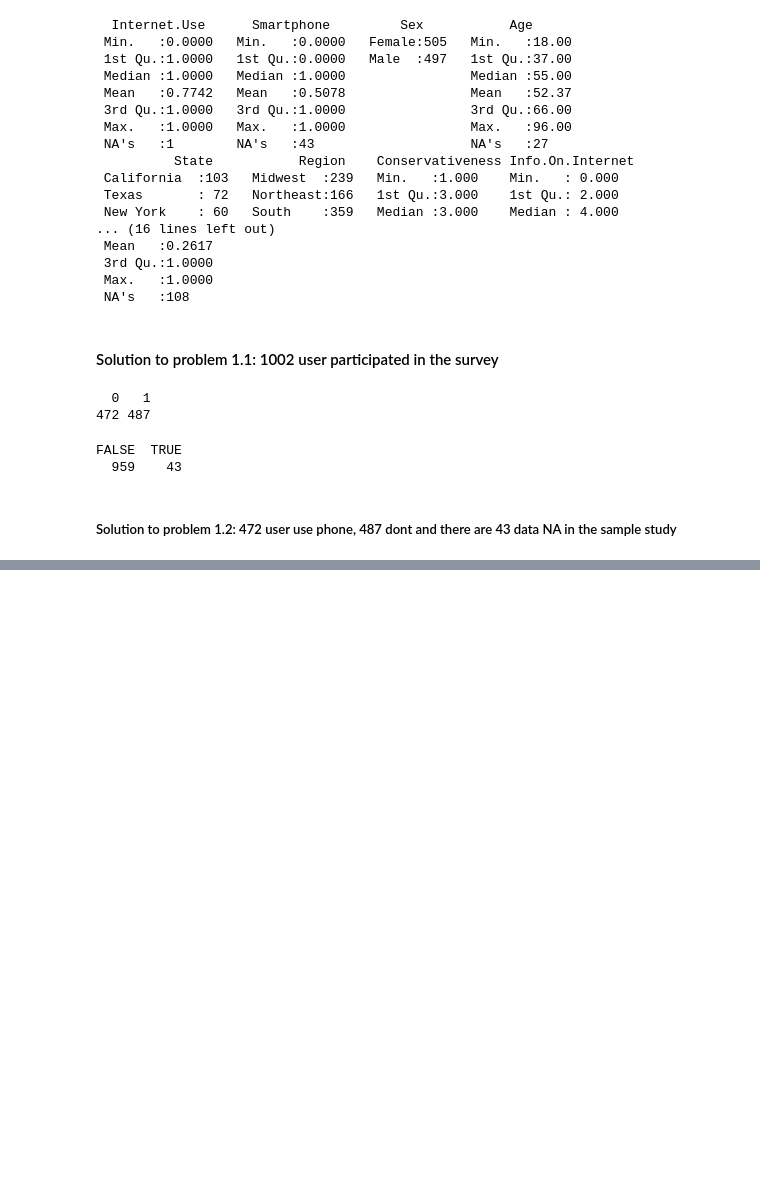
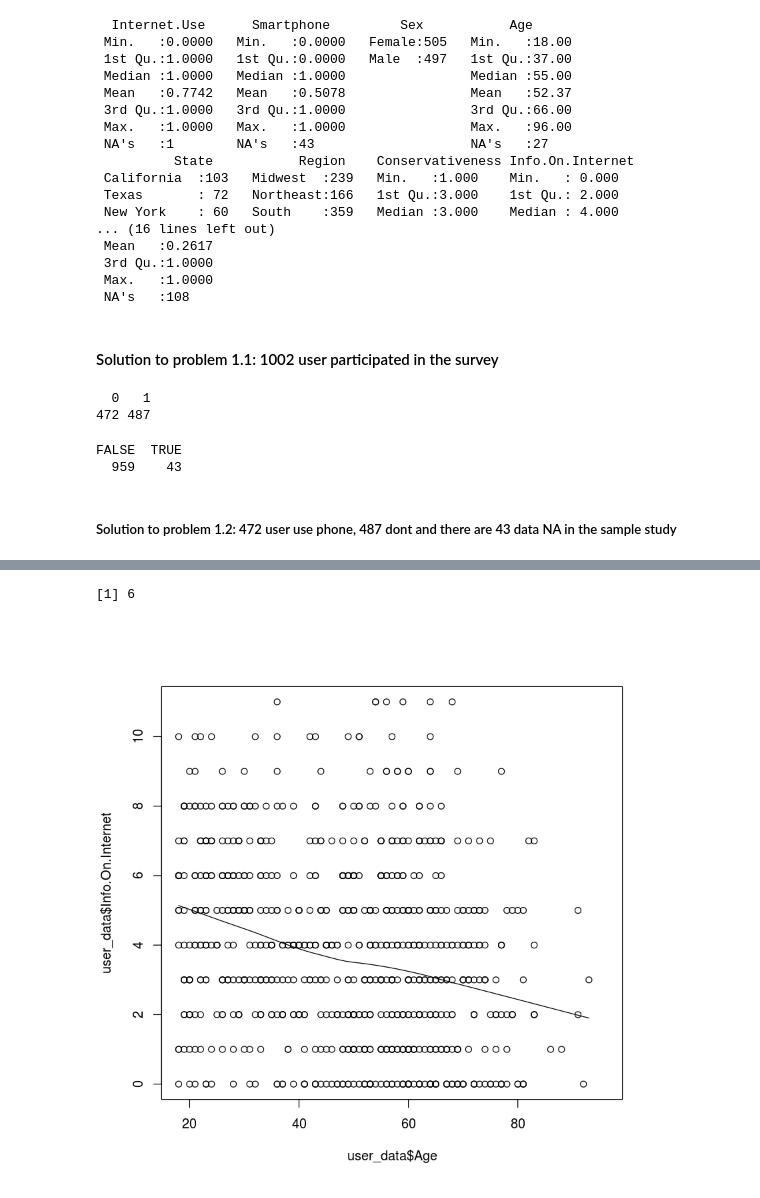
Before and after one commit to basic-bgnr/the_analytics_edge, a Jupyter notebook: unit_1_assignment/Exercises4.ipynb, the cells around one changed output, grey strips where cells are left out. Drawn from its saved outputs; the diff is of its cells as text; code cells hidden in the pictures; blank space fills up the shorter version.

```diff
--- a/unit_1_assignment/Exercises4.ipynb
+++ b/unit_1_assignment/Exercises4.ipynb
@@ -82,0 +227,6 @@ Texas
+# %%
+max(table(user_data$Age, user_data$Info.On.Internet))
+scatter.smooth(user_data$Age, user_data$Info.On.Internet)
+# %% [output]
+[1] 6
+[figure, added]
```
Also changed, not shown: parts of 18 cells of this notebook.
